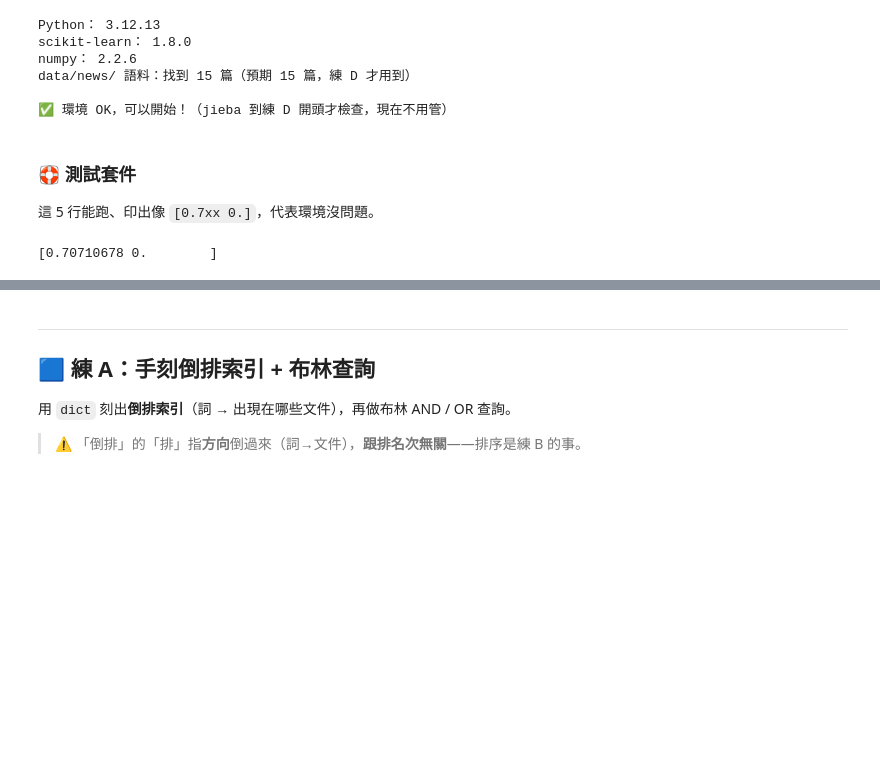
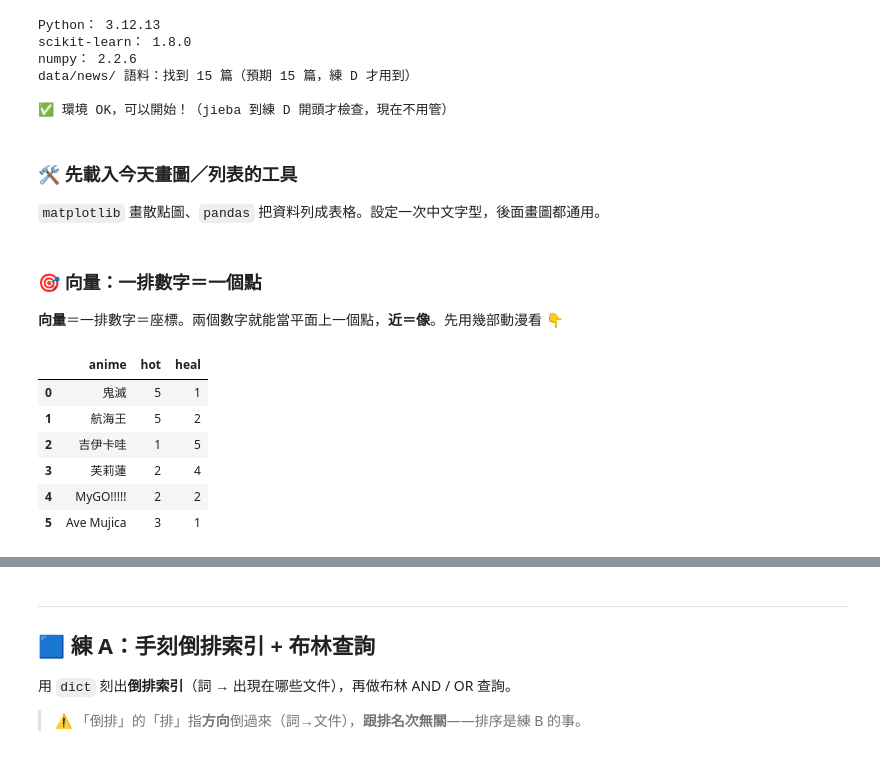
Before and after one commit to guanyuhoujeff/2026-NKUST-Cross-Disciplinary-AI-Training-Course, a Jupyter notebook: 1_資訊檢索與生成式人工智慧/Lab1_古典IR/Lab1_古典IR_完整版.ipynb, the cells around one changed output, grey strips where cells are left out. Cells and saved outputs as stored; diff of their text form; code cells hidden in the pictures; blank space fills up the shorter version.

```diff
--- a/1_資訊檢索與生成式人工智慧/Lab1_古典IR/Lab1_古典IR_完整版.ipynb
+++ b/1_資訊檢索與生成式人工智慧/Lab1_古典IR/Lab1_古典IR_完整版.ipynb
@@ -41,16 +44,7 @@ numpy： 2.2.6
 data/news/ 語料：找到 15 篇（預期 15 篇，練 D 才用到）
 
 ✅ 環境 OK，可以開始！（jieba 到練 D 開頭才檢查，現在不用管）
-# %% [markdown]
-### 🛟 測試套件
-
-這 5 行能跑、印出像 `[0.7xx 0.]`，代表環境沒問題。
-# %%
-from sklearn.feature_extraction.text import TfidfVectorizer
-from sklearn.metrics.pairwise import cosine_similarity
-docs = ["升息 台股", "原油 庫存"]
-v = TfidfVectorizer(token_pattern=r"(?u)\S+")
-M = v.fit_transform(docs)
-print(cosine_similarity(v.transform(["升息"]), M)[0])   # 應印 [非0, 0]
-# %% [output]
-[0.70710678 0.        ]
+# %% [markdown]
+### 🛠 先載入今天畫圖／列表的工具
+
+`matplotlib` 畫散點圖、`pandas` 把資料列成表格。設定一次中文字型，後面畫圖都通用。
@@ -56,0 +58,25 @@ print(cosine_similarity(v.transform(["升息"]), M)[0])   # 應印 [非0, 0]
+# %% [markdown]
+### 🎯 向量：一排數字＝一個點
+
+**向量**＝一排數字＝座標。兩個數字就能當平面上一個點，**近＝像**。先用幾部動漫看 👇
+# %%
+# 每部作品用一個 dict 描述（anime 名稱、hot 熱血、heal 療癒），組成一張表
+# 一「列」＝一部作品、一「欄」＝一個軸——這張表就是 6 個「向量」排在一起
+works = [
+    {"anime": "鬼滅",       "hot": 5, "heal": 1},
+    {"anime": "航海王",     "hot": 5, "heal": 2},
+    {"anime": "吉伊卡哇",   "hot": 1, "heal": 5},
+    {"anime": "芙莉蓮",     "hot": 2, "heal": 4},
+    {"anime": "MyGO!!!!!",  "hot": 2, "heal": 2},
+    {"anime": "Ave Mujica", "hot": 3, "heal": 1},
+]
+df_anime = pd.DataFrame(works)
+df_anime   # 最後一行不寫 print，Jupyter 直接把表格畫出來
+# %% [output]
+|  | anime | hot | heal |
+| 0 | 鬼滅 | 5 | 1 |
+| 1 | 航海王 | 5 | 2 |
+| 2 | 吉伊卡哇 | 1 | 5 |
+| 3 | 芙莉蓮 | 2 | 4 |
+| 4 | MyGO!!!!! | 2 | 2 |
+| 5 | Ave Mujica | 3 | 1 |
```
Also changed, not shown: parts of 80 cells of this notebook, 2 other files.
